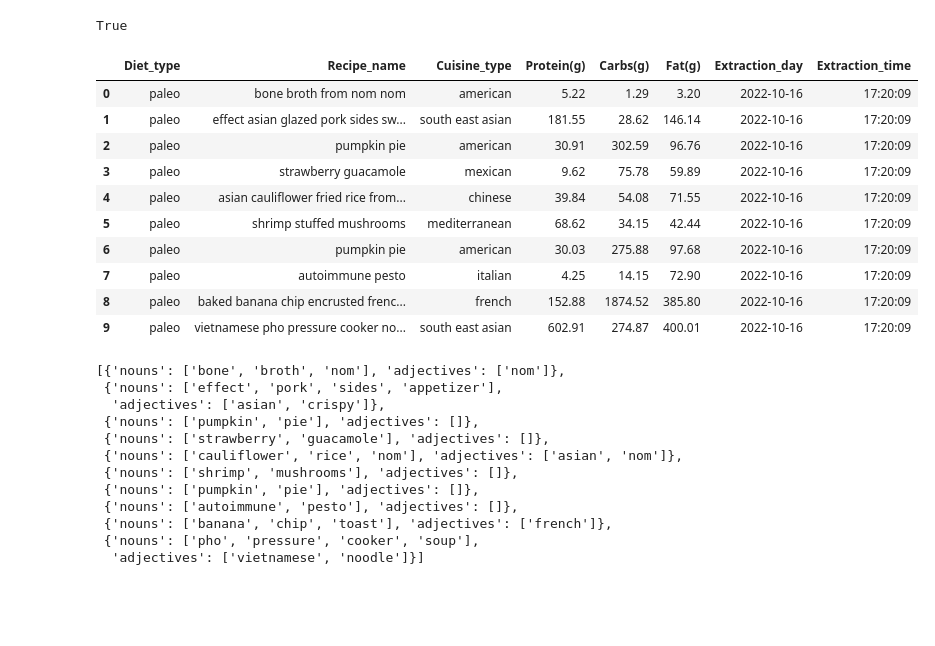
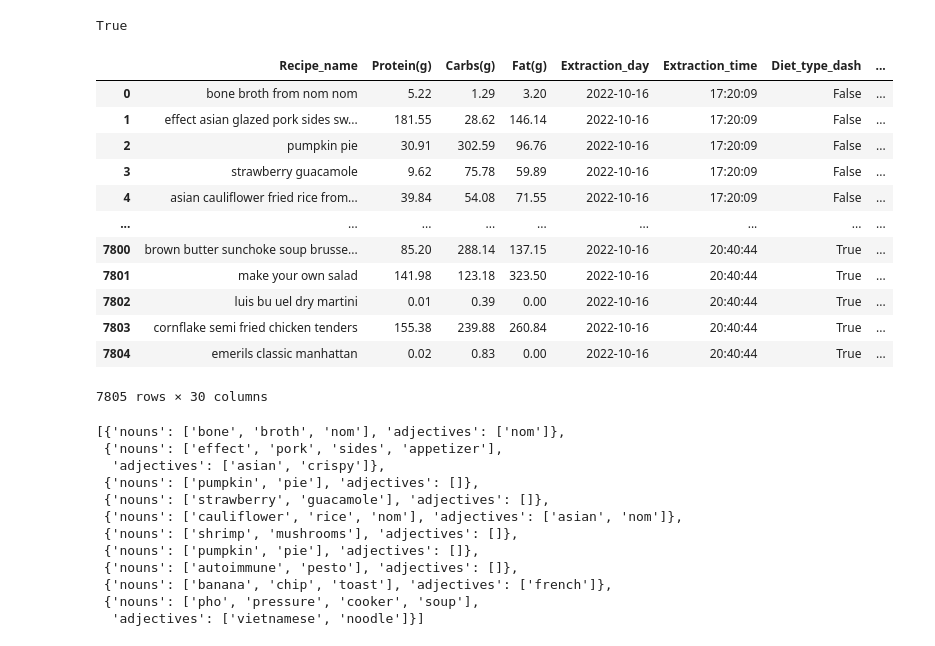
Before and after one commit to uumaaa/DietRecomendation, a Jupyter notebook: pos_tagging.ipynb, the cells around one changed output. Saved outputs shown, nothing was run; the diff lists cells and outputs as text; code cells hidden in the pictures; blank space fills up the shorter version.

Commit message:
feature_extraction

```diff
--- a/pos_tagging.ipynb
+++ b/pos_tagging.ipynb
@@ -17,19 +17,21 @@ nltk.download('averaged_perceptron_tagger')
 True
 # %%
 df = pd.read_csv("All_Diets_cleaned.csv")
-df.head(10)
+df
 # %% [output]
-|  | Diet_type | Recipe_name | Cuisine_type | Protein(g) | Carbs(g) | Fat(g) | Extraction_day | Extraction_time |
-| 0 | paleo | bone broth from nom nom | american | 5.22 | 1.29 | 3.20 | 2022-10-16 | 17:20:09 |
-| 1 | paleo | effect asian glazed pork sides sw... | south east asian | 181.55 | 28.62 | 146.14 | 2022-10-16 | 17:20:09 |
-| 2 | paleo | pumpkin pie | american | 30.91 | 302.59 | 96.76 | 2022-10-16 | 17:20:09 |
-| 3 | paleo | strawberry guacamole | mexican | 9.62 | 75.78 | 59.89 | 2022-10-16 | 17:20:09 |
-| 4 | paleo | asian cauliflower fried rice from... | chinese | 39.84 | 54.08 | 71.55 | 2022-10-16 | 17:20:09 |
-| 5 | paleo | shrimp stuffed mushrooms | mediterranean | 68.62 | 34.15 | 42.44 | 2022-10-16 | 17:20:09 |
-| 6 | paleo | pumpkin pie | american | 30.03 | 275.88 | 97.68 | 2022-10-16 | 17:20:09 |
-| 7 | paleo | autoimmune pesto | italian | 4.25 | 14.15 | 72.90 | 2022-10-16 | 17:20:09 |
-| 8 | paleo | baked banana chip encrusted frenc... | french | 152.88 | 1874.52 | 385.80 | 2022-10-16 | 17:20:09 |
-| 9 | paleo | vietnamese pho pressure cooker no... | south east asian | 602.91 | 274.87 | 400.01 | 2022-10-16 | 17:20:09 |
+|  | Recipe_name | Protein(g) | Carbs(g) | Fat(g) | Extraction_day | Extraction_time | Diet_type_dash | ... |
+| 0 | bone broth from nom nom | 5.22 | 1.29 | 3.20 | 2022-10-16 | 17:20:09 | False | ... |
+| 1 | effect asian glazed pork sides sw... | 181.55 | 28.62 | 146.14 | 2022-10-16 | 17:20:09 | False | ... |
+| 2 | pumpkin pie | 30.91 | 302.59 | 96.76 | 2022-10-16 | 17:20:09 | False | ... |
+| 3 | strawberry guacamole | 9.62 | 75.78 | 59.89 | 2022-10-16 | 17:20:09 | False | ... |
+| 4 | asian cauliflower fried rice from... | 39.84 | 54.08 | 71.55 | 2022-10-16 | 17:20:09 | False | ... |
+| ... | ... | ... | ... | ... | ... | ... | ... | ... |
+| 7800 | brown butter sunchoke soup brusse... | 85.20 | 288.14 | 137.15 | 2022-10-16 | 20:40:44 | True | ... |
+| 7801 | make your own salad | 141.98 | 123.18 | 323.50 | 2022-10-16 | 20:40:44 | True | ... |
+| 7802 | luis bu uel dry martini | 0.01 | 0.39 | 0.00 | 2022-10-16 | 20:40:44 | True | ... |
+| 7803 | cornflake semi fried chicken tenders | 155.38 | 239.88 | 260.84 | 2022-10-16 | 20:40:44 | True | ... |
+| 7804 | emerils classic manhattan | 0.02 | 0.83 | 0.00 | 2022-10-16 | 20:40:44 | True | ... |
+7805 rows × 30 columns
 # %%
 def pos_tagging_nltk(sentence):
     words = [word for word in sentence.split()]
```
Also changed, not shown: 6 other files.
